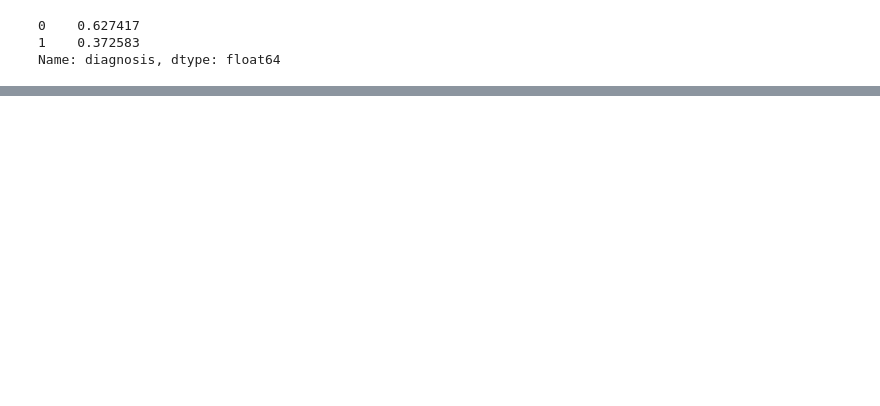
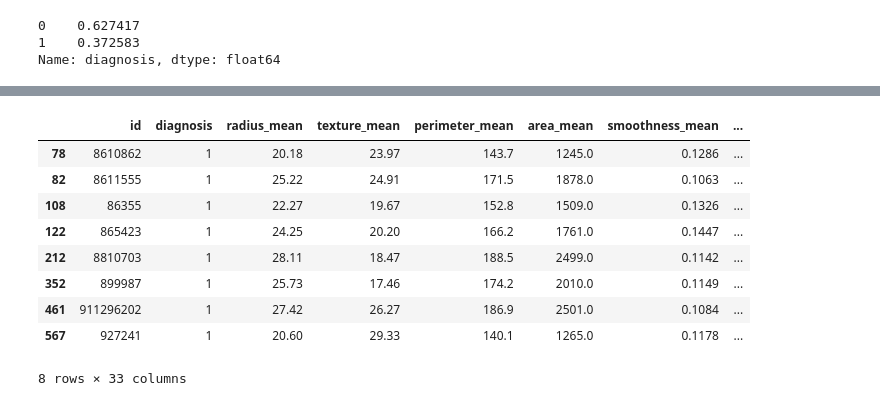
Before and after one commit to gmehra123/data_science, a Jupyter notebook: PCA_full_workflow.ipynb, the cells around one changed output, grey strips where cells are left out. Saved outputs shown, nothing was run; the diff lists cells and outputs as text; code cells hidden in the pictures; blank space fills up the shorter version.

```diff
--- a/PCA_full_workflow.ipynb
+++ b/PCA_full_workflow.ipynb
@@ -116,0 +148,15 @@ Name: diagnosis, dtype: float64
+# %%
+indices=X.loc[X.PCA1>10].index
+# %%
+cancer.loc[cancer.index.isin(indices)]
+# %% [output]
+|  | id | diagnosis | radius_mean | texture_mean | perimeter_mean | area_mean | smoothness_mean | ... |
+| 78 | 8610862 | 1 | 20.18 | 23.97 | 143.7 | 1245.0 | 0.1286 | ... |
+| 82 | 8611555 | 1 | 25.22 | 24.91 | 171.5 | 1878.0 | 0.1063 | ... |
+| 108 | 86355 | 1 | 22.27 | 19.67 | 152.8 | 1509.0 | 0.1326 | ... |
+| 122 | 865423 | 1 | 24.25 | 20.20 | 166.2 | 1761.0 | 0.1447 | ... |
+| 212 | 8810703 | 1 | 28.11 | 18.47 | 188.5 | 2499.0 | 0.1142 | ... |
+| 352 | 899987 | 1 | 25.73 | 17.46 | 174.2 | 2010.0 | 0.1149 | ... |
+| 461 | 911296202 | 1 | 27.42 | 26.27 | 186.9 | 2501.0 | 0.1084 | ... |
+| 567 | 927241 | 1 | 20.60 | 29.33 | 140.1 | 1265.0 | 0.1178 | ... |
+8 rows × 33 columns
```
Also changed, not shown: parts of 5 cells of this notebook.
